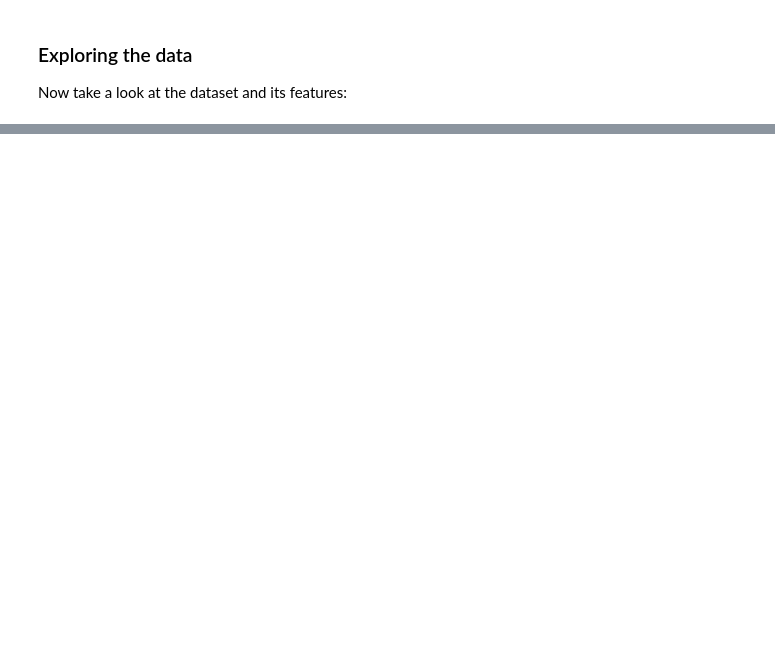
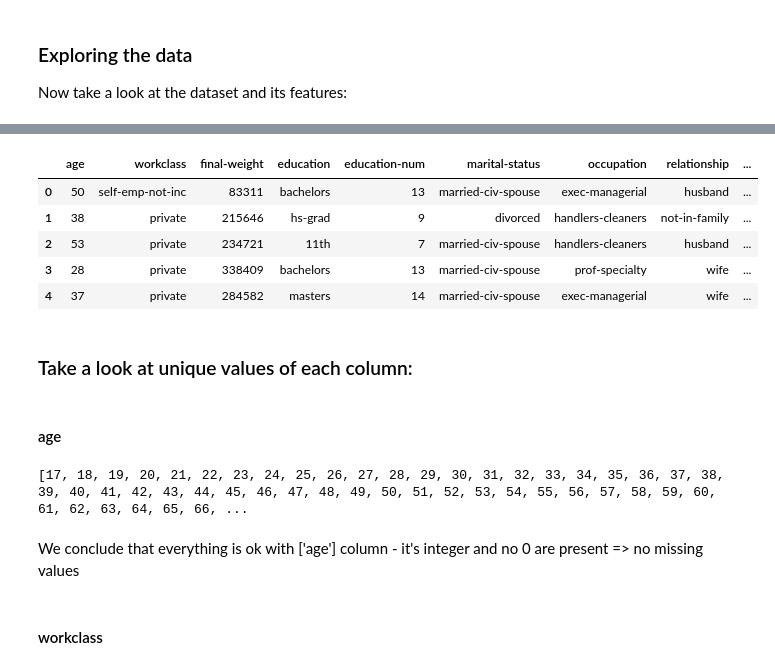
Before and after one commit to tbatsenko/data-processing-hw-2, a Jupyter notebook: HW-2-TASK-2-Batsenko.ipynb, the cells around one changed output, grey strips where cells are left out. Drawn from its saved outputs; the diff is of its cells as text; code cells hidden in the pictures; blank space fills up the shorter version.

```diff
--- a/HW-2-TASK-2-Batsenko.ipynb
+++ b/HW-2-TASK-2-Batsenko.ipynb
@@ -263,0 +77,17 @@ data['color'].value_counts().idxmax()
+# %%
+data_train.columns = ['age',
+                     'workclass',
+                     'final-weight',
+                     'education',
+                     'education-num',
+                     'marital-status',
+                     'occupation',
+                     'relationship',
+                     'race',
+                     'sex',
+                     'capital-gain',
+                     'capital-loss',
+                     'hours-per-week',
+                     'native-country',
+                     'income-level'
+                    ]
@@ -263,0 +122,37 @@ data['color'].value_counts().idxmax()
+# %%
+import re
+
+def trimAllColumns(df):
+    """
+    Trim whitespace, tabs and \n from ends of each value across all series in dataframe
+    """
+    trimStrings_1 = lambda x: re.sub('\s+', ' ', x) if type(x) is str else x
+    trimStrings_2 = lambda x: x.strip() if type(x) is str else x
+    trimStrings_3 = lambda x: x.lower() if type(x) is str else x
+    df = df.applymap(trimStrings_1)
+    df = df.applymap(trimStrings_2)
+    return df.applymap(trimStrings_3)
+
+
+# simple example of trimming whitespace from data elements
+data_train = trimAllColumns(data_train)
+data_train.head()
+# %% [output]
+|  | age | workclass | final-weight | education | education-num | marital-status | occupation | relationship | ... |
+| 0 | 50 | self-emp-not-inc | 83311 | bachelors | 13 | married-civ-spouse | exec-managerial | husband | ... |
+| 1 | 38 | private | 215646 | hs-grad | 9 | divorced | handlers-cleaners | not-in-family | ... |
+| 2 | 53 | private | 234721 | 11th | 7 | married-civ-spouse | handlers-cleaners | husband | ... |
+| 3 | 28 | private | 338409 | bachelors | 13 | married-civ-spouse | prof-specialty | wife | ... |
+| 4 | 37 | private | 284582 | masters | 14 | married-civ-spouse | exec-managerial | wife | ... |
+# %% [markdown]
+### Take a look at unique values of each column:
+# %% [markdown]
+#### age
+# %%
+print(sorted((data_train.age.unique())))
+# %% [output]
+[17, 18, 19, 20, 21, 22, 23, 24, 25, 26, 27, 28, 29, 30, 31, 32, 33, 34, 35, 36, 37, 38, 39, 40, 41, 42, 43, 44, 45, 46, 47, 48, 49, 50, 51, 52, 53, 54, 55, 56, 57, 58, 59, 60, 61, 62, 63, 64, 65, 66, ...
+# %% [markdown]
+We conclude that everything is ok with ['age'] column - it's integer and no 0 are present => no missing values
+# %% [markdown]
+#### workclass
```
Also changed, not shown: parts of 82 cells of this notebook, 1 other file.
